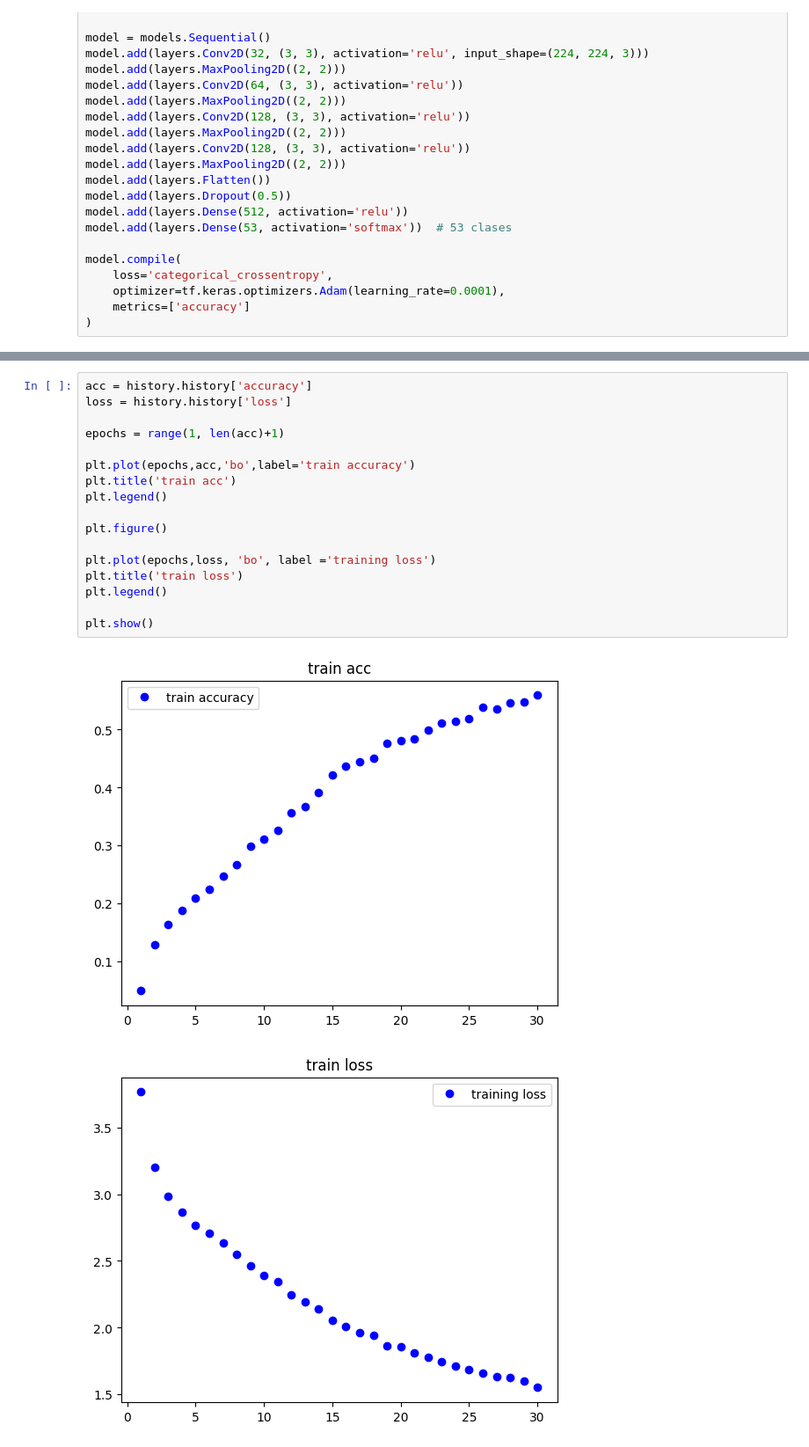
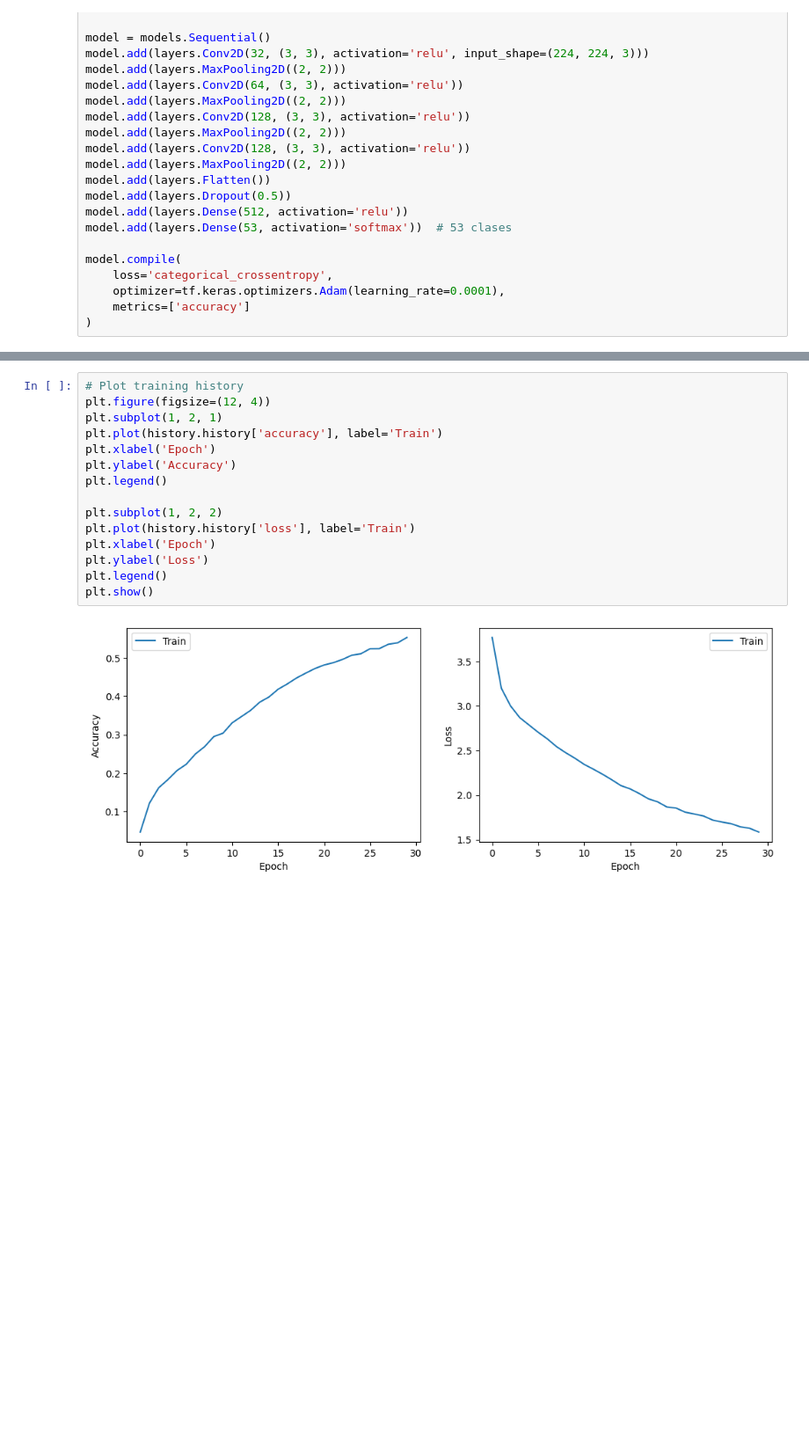
Before and after one commit to santiagordz/tc3002b, a Jupyter notebook: dataset.ipynb, the cells around one changed output, grey strips where cells are left out. Shown: that part at 88% size. Drawn from its saved outputs; the diff is of its cells as text; blank space fills up the shorter version.

```diff
--- a/dataset.ipynb
+++ b/dataset.ipynb
@@ -123,20 +122,17 @@ KeyError: 'acc'
-# %%
-acc = history.history['accuracy']
-loss = history.history['loss']
-
-epochs = range(1, len(acc)+1)
-
-plt.plot(epochs,acc,'bo',label='train accuracy')
-plt.title('train acc')
-plt.legend()
-
-plt.figure()
-
-plt.plot(epochs,loss, 'bo', label ='training loss')
-plt.title('train loss')
-plt.legend()
-
-plt.show()
-# %% [output]
-[figure, removed]
-[figure, removed]
+# %%
+# Plot training history
+plt.figure(figsize=(12, 4))
+plt.subplot(1, 2, 1)
+plt.plot(history.history['accuracy'], label='Train')
+plt.xlabel('Epoch')
+plt.ylabel('Accuracy')
+plt.legend()
+
+plt.subplot(1, 2, 2)
+plt.plot(history.history['loss'], label='Train')
+plt.xlabel('Epoch')
+plt.ylabel('Loss')
+plt.legend()
+plt.show()
+# %% [output]
+[figure, added]
```
Also changed, not shown: parts of 4 cells of this notebook.
